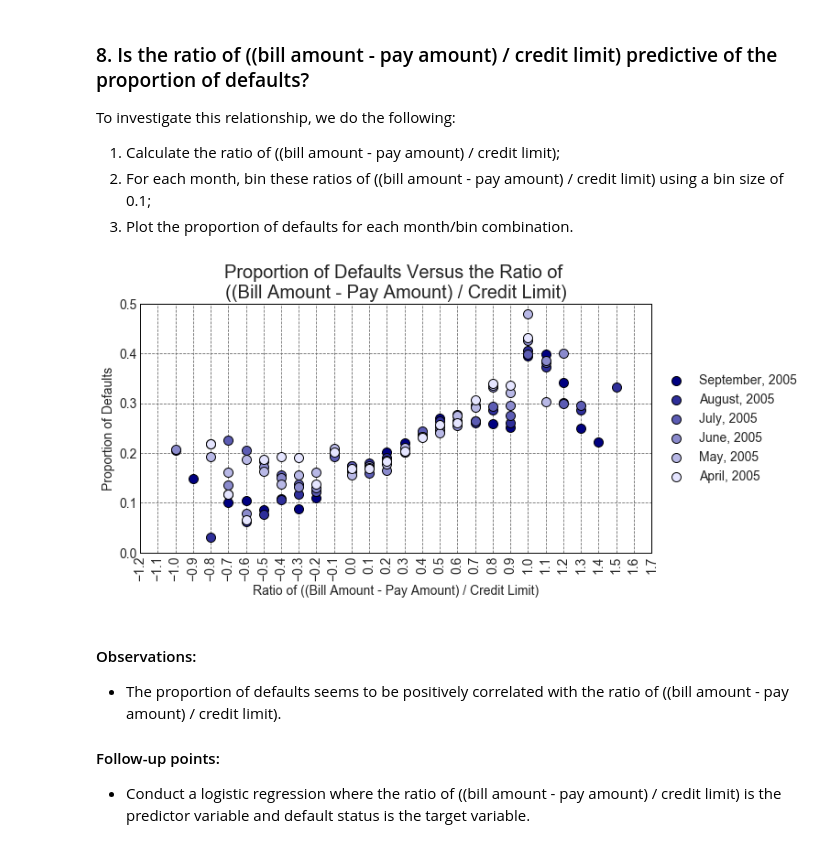
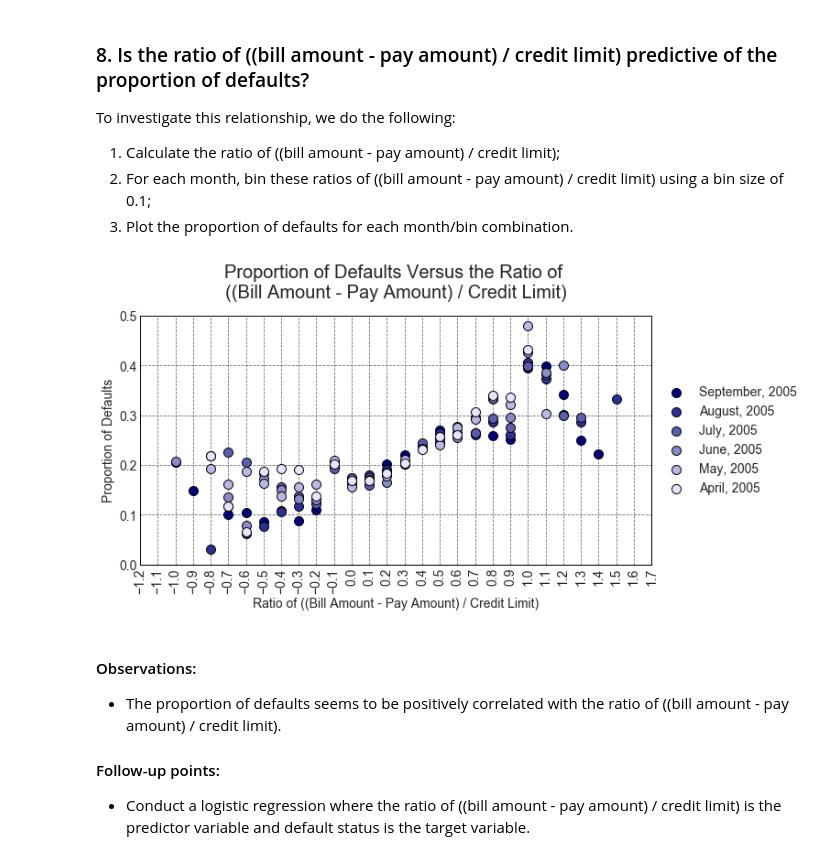
Before and after one commit to zkneupper/Default-Prediction-Capstone, a Jupyter notebook: notebooks/Data-Storytelling.ipynb, the cells around one changed output. Saved outputs shown, nothing was run; the diff lists cells and outputs as text; code cells hidden in the pictures.

```diff
--- a/notebooks/Data-Storytelling.ipynb
+++ b/notebooks/Data-Storytelling.ipynb
@@ -1095,35 +1116,40 @@ plt.xticks(ticks, rotation=90)
 ax.grid(b=True, which='major', color='0.4', linestyle='--')
 
 lgd = plt.legend(loc='center left', bbox_to_anchor=(1.0, 0.5), fontsize=14)
 
 for tick in ax.yaxis.get_major_ticks():
     tick.label.set_fontsize(14)
 for tick in ax.xaxis.get_major_ticks():
     tick.label.set_fontsize(14)
 for spine in ax.spines.values():
     spine.set_edgecolor('k')
 
 sns.set_palette(sns.light_palette("navy", reverse=True))
 
+#plt.title('Proportion of Defaults Versus the Ratio of \n((Bill Amount - Pay Amount) / Credit Limit)',
+#          fontsize=20)
+
 plt.title('Proportion of Defaults Versus the Ratio of \n((Bill Amount - Pay Amount) / Credit Limit)',
-          fontsize=20)
+          fontsize=20,
+          y = 1.05)
+
 plt.ylabel('Proportion of Defaults', fontsize=14)
 plt.xlabel('Ratio of ((Bill Amount - Pay Amount) / Credit Limit)', fontsize=14)
 
 
 # figure file_name
 fig_file_name = 'EDA_Defaults_by_ratio_bapacl'
 
 # figure file_path
 fig_path = os.path.join(figures_dir,
                         fig_file_name)
 
 # Save the figure
 plt.savefig(fig_path, dpi = 300, bbox_extra_artists=(lgd,), bbox_inches='tight')
 
 plt.show()
 # %% [output]
-[figure, old version]
+[figure, new version]
 # %% [markdown]
 #### Observations:
 
```
Also changed, not shown: parts of 3 cells of this notebook, 11 other files.
